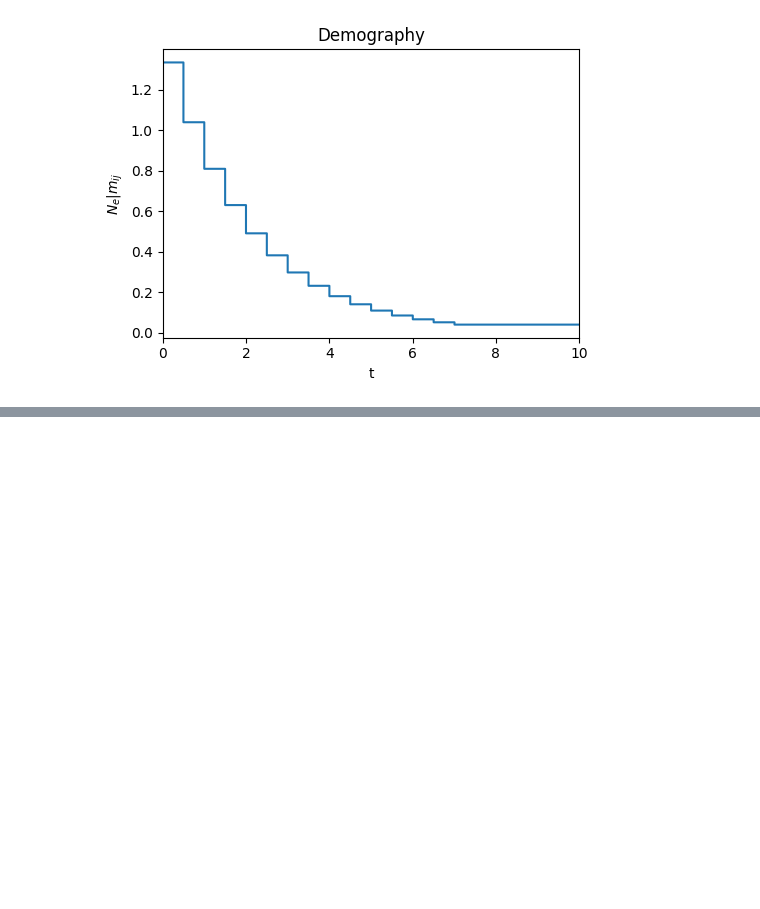
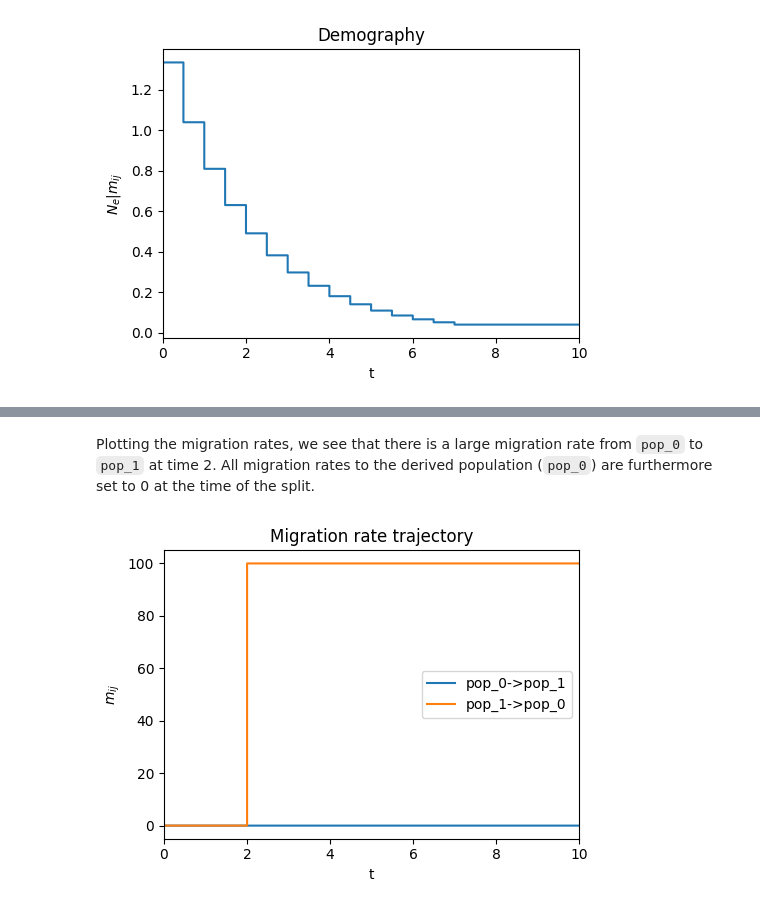
Before and after one commit to Sendrowski/PhaseGen, a Jupyter notebook: docs/reference/demography.ipynb, the cells around one changed output, grey strips where cells are left out. Cells and saved outputs as stored; diff of their text form; code cells hidden in the pictures; blank space fills up the shorter version.

```diff
--- a/docs/reference/demography.ipynb
+++ b/docs/reference/demography.ipynb
@@ -74,0 +78,17 @@ d.plot();
+# %%
+d = pg.Demography(
+    pop_sizes={'pop_0': 1, 'pop_1': 3},
+    events=[
+        pg.PopulationSplit(
+            derived='pop_0',
+            ancestral='pop_1',
+            time=2
+        )
+    ]
+)
+# %% [markdown]
+Plotting the migration rates, we see that there is a large migration rate from ``pop_0`` to ``pop_1`` at time 2. All migration rates to the derived population (``pop_0``) are furthermore set to 0 at the time of the split.
+# %%
+d.plot_migration();
+# %% [output]
+[figure, added]
```
Also changed, not shown: parts of 5 cells of this notebook, 29 other files.
